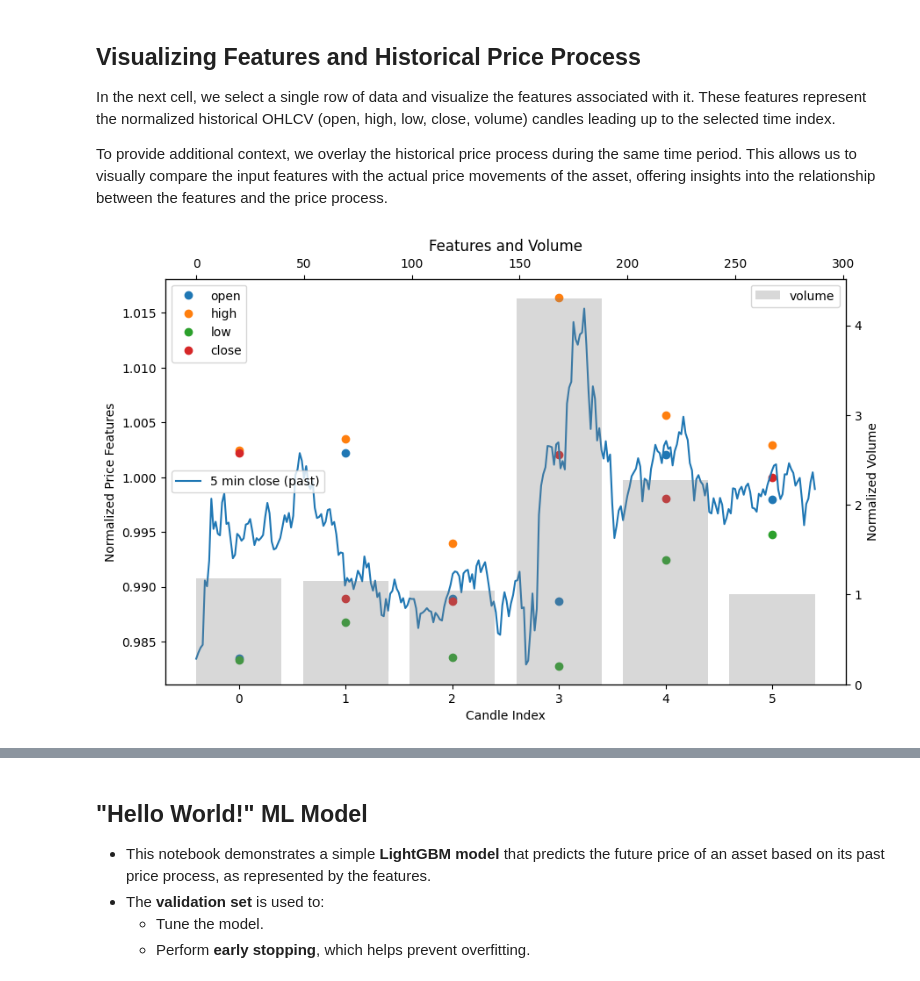
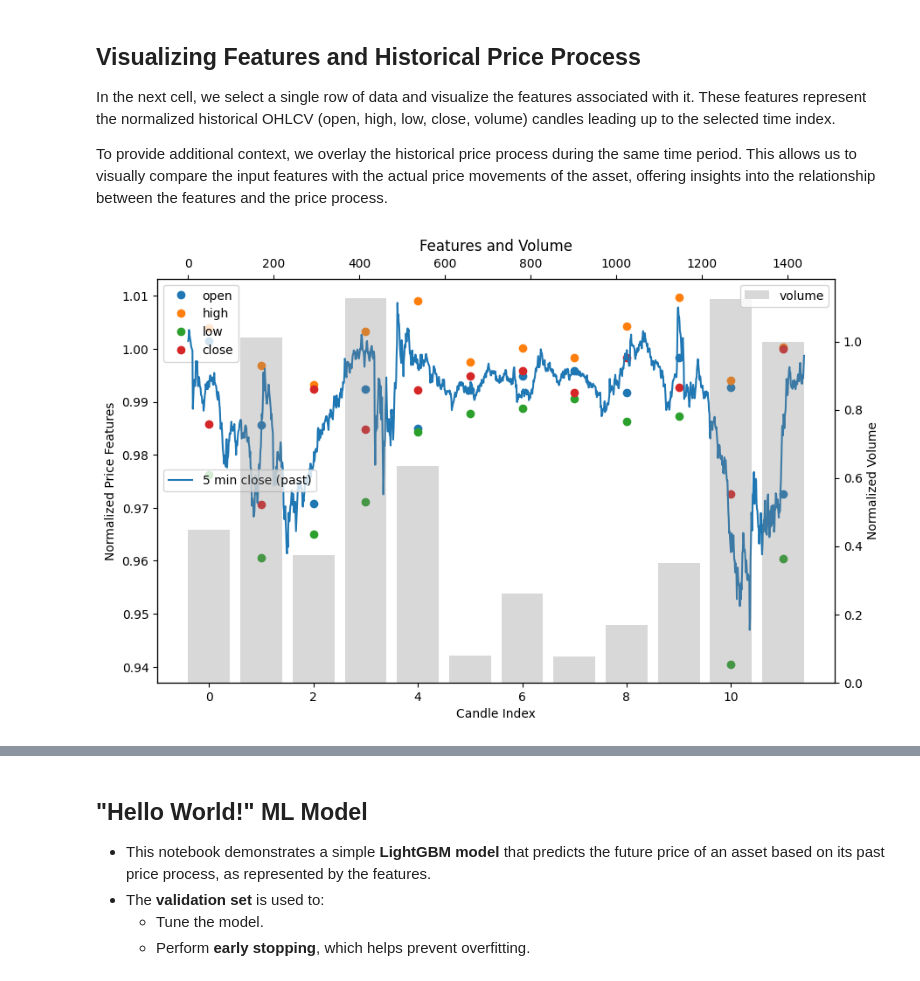
Before and after one commit to allora-network/allora-forge-builder-kit, a Jupyter notebook: notebooks/Allora Forge ML Workflow.ipynb, the cells around one changed output, grey strips where cells are left out. Drawn from its saved outputs; the diff is of its cells as text; code cells hidden in the pictures.

```diff
--- a/notebooks/Allora Forge ML Workflow.ipynb
+++ b/notebooks/Allora Forge ML Workflow.ipynb
@@ -79,10 +78,11 @@ For example:
 
 We'll visualize the resulting features a few cells below, so you can see exactly what the model will receive as input.
 # %%
-tickers = ["btcusd", "ethusd", "solusd"] # for just btc: tickers=['btc']
-hours_needed = 1*24             # Number of historical hours for feature lookback window
-number_of_input_candles = 6    # Number of candles for input features
-target_length = 1*24            # Number of hours into the future for target
+ticker = "btcusd" #eg btcusd, ethusd, solusd
+tickers = [ticker] # for just btc: tickers=['btc']
+hours_needed = 5*24             # Number of historical hours for feature lookback window
+number_of_input_candles = 12    # Number of candles for input features
+target_length = 24            # Number of hours into the future for target (depends on forge competition)
 
 # Instantiate the workflow
 workflow = AlloraMLWorkflow(
@@ -199,38 +191,38 @@ In the next cell, we select a single row of data and visualize the features asso
 
 To provide additional context, we overlay the historical price process during the same time period. This allows us to visually compare the input features with the actual price movements of the asset, offering insights into the relationship between the features and the price process.
 # %%
-eth_data = X_train.loc[(slice(None), 'ethusd'), :]
+this_data = X_train.loc[(slice(None), 'btcusd'), :]
+
 data_idx = -10000  # which data point to visualize
 
 fig, ax1 = plt.subplots(figsize=(10, 6))
 
 # Plot features based on data_idx
-ax1.plot([eth_data.iloc[data_idx][f"feature_open_{i}"] for i in range(number_of_input_candles)], 'o', label="open")
-ax1.plot([eth_data.iloc[data_idx][f"feature_high_{i}"] for i in range(number_of_input_candles)], 'o', label="high")
-ax1.plot([eth_data.iloc[data_idx][f"feature_low_{i}"] for i in range(number_of_input_candles)], 'o', label="low")
-ax1.plot([eth_data.iloc[data_idx][f"feature_close_{i}"] for i in range(number_of_input_candles)], 'o', label="close")
+ax1.plot([this_data.iloc[data_idx][f"feature_open_{i}"] for i in range(number_of_input_candles)], 'o', label="open")
+ax1.plot([this_data.iloc[data_idx][f"feature_high_{i}"] for i in range(number_of_input_candles)], 'o', label="high")
+ax1.plot([this_data.iloc[data_idx][f"feature_low_{i}"] for i in range(number_of_input_candles)], 'o', label="low")
+ax1.plot([this_data.iloc[data_idx][f"feature_close_{i}"] for i in range(number_of_input_candles)], 'o', label="close")
 ax1.set_xlabel("Candle Index")
 ax1.set_ylabel("Normalized Price Features")
 ax1.legend(loc="upper left")
 
 # Plot past price process based on data_idx
 plt.twiny()
 plt.plot(
-    (eth_data.iloc[data_idx - (hours_needed * 12):data_idx]['close'].values) / eth_data.iloc[data_idx]['close'],
+    (this_data.iloc[data_idx - (hours_needed * 12):data_idx]['close'].values) / this_data.iloc[data_idx]['close'],
     label="5 min close (past)"
 )
 plt.legend(loc='center left')
 
 # Plot volume as a bar chart with independent y-axis
 ax2 = ax1.twinx()
 ax2.bar(range(number_of_input_candles),
-    [eth_data.iloc[data_idx][f"feature_volume_{i}"] for i in range(number_of_input_candles)],
+    [this_data.iloc[data_idx][f"feature_volume_{i}"] for i in range(number_of_input_candles)],
     alpha=0.3, color='gray', label="volume")
 ax2.set_ylabel("Normalized Volume")
 ax2.legend(loc="upper right")
 
-
 plt.title("Features and Volume")
 plt.show()
 # %% [output]
-[figure, old version]
+[figure, new version]
```
Also changed, not shown: parts of 15 cells of this notebook.
